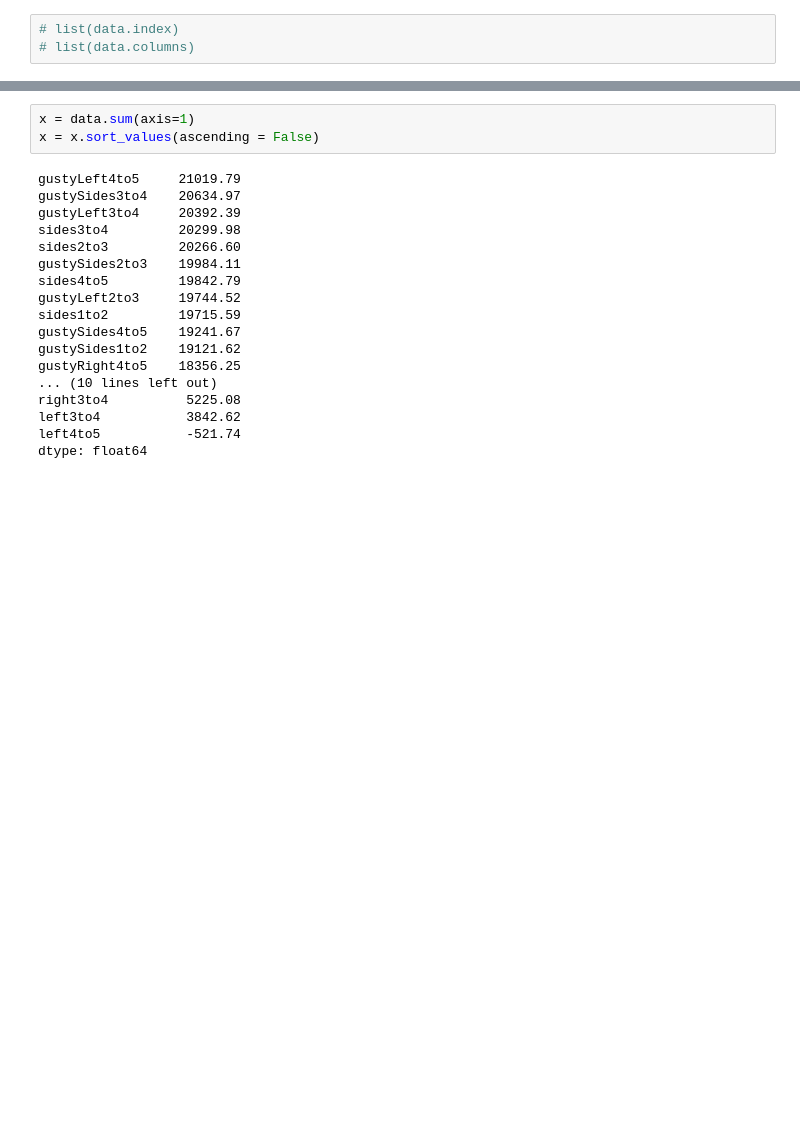
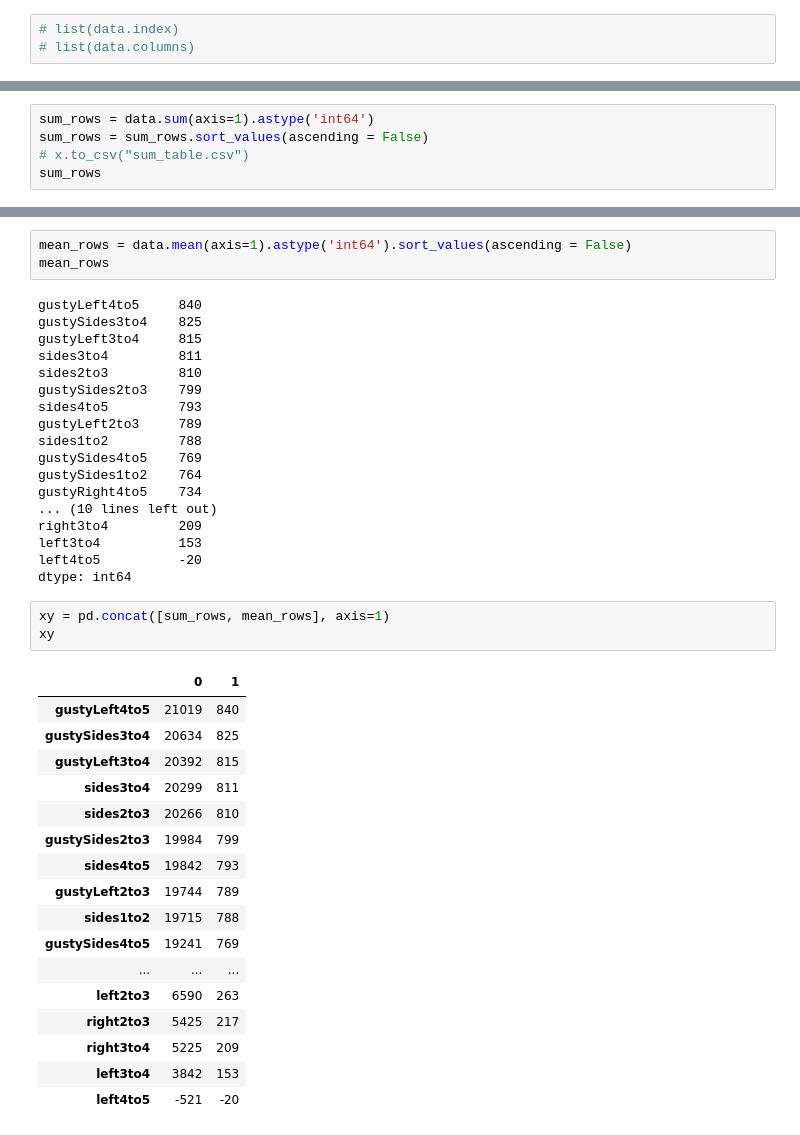
Before and after one commit to sykoravojtech/PPOthesis, a Jupyter notebook: tensorboardPlotting/heatmap.ipynb, the cells around one changed output, grey strips where cells are left out. Cells and saved outputs as stored; diff of their text form; blank space fills up the shorter version.

Commit message:
mean envs score csv

```diff
--- a/tensorboardPlotting/heatmap.ipynb
+++ b/tensorboardPlotting/heatmap.ipynb
@@ -47,0 +48,5 @@ plt.savefig("heatmap.png", bbox_inches="tight")
+# %%
+sum_rows = data.sum(axis=1).astype('int64')
+sum_rows = sum_rows.sort_values(ascending = False)
+# x.to_csv("sum_table.csv")
+sum_rows
@@ -48,21 +71,42 @@ plt.savefig("heatmap.png", bbox_inches="tight")
 # %%
-x = data.sum(axis=1)
-x = x.sort_values(ascending = False)
+mean_rows = data.mean(axis=1).astype('int64').sort_values(ascending = False)
+mean_rows
 # %% [output]
-gustyLeft4to5     21019.79
-gustySides3to4    20634.97
-gustyLeft3to4     20392.39
-sides3to4         20299.98
-sides2to3         20266.60
-gustySides2to3    19984.11
-sides4to5         19842.79
-gustyLeft2to3     19744.52
-sides1to2         19715.59
-gustySides4to5    19241.67
-gustySides1to2    19121.62
-gustyRight4to5    18356.25
+gustyLeft4to5     840
+gustySides3to4    825
+gustyLeft3to4     815
+sides3to4         811
+sides2to3         810
+gustySides2to3    799
+sides4to5         793
+gustyLeft2to3     789
+sides1to2         788
+gustySides4to5    769
+gustySides1to2    764
+gustyRight4to5    734
 ... (10 lines left out)
-right3to4          5225.08
-left3to4           3842.62
-left4to5           -521.74
-dtype: float64
+right3to4         209
+left3to4          153
+left4to5          -20
+dtype: int64
+# %%
+xy = pd.concat([sum_rows, mean_rows], axis=1)
+xy
+# %% [output]
+|  | 0 | 1 |
+| gustyLeft4to5 | 21019 | 840 |
+| gustySides3to4 | 20634 | 825 |
+| gustyLeft3to4 | 20392 | 815 |
+| sides3to4 | 20299 | 811 |
+| sides2to3 | 20266 | 810 |
+| gustySides2to3 | 19984 | 799 |
+| sides4to5 | 19842 | 793 |
+| gustyLeft2to3 | 19744 | 789 |
+| sides1to2 | 19715 | 788 |
+| gustySides4to5 | 19241 | 769 |
+| ... | ... | ... |
+| left2to3 | 6590 | 263 |
+| right2to3 | 5425 | 217 |
+| right3to4 | 5225 | 209 |
+| left3to4 | 3842 | 153 |
+| left4to5 | -521 | -20 |
```
Also changed, not shown: parts of 6 cells of this notebook, 1 other file.
